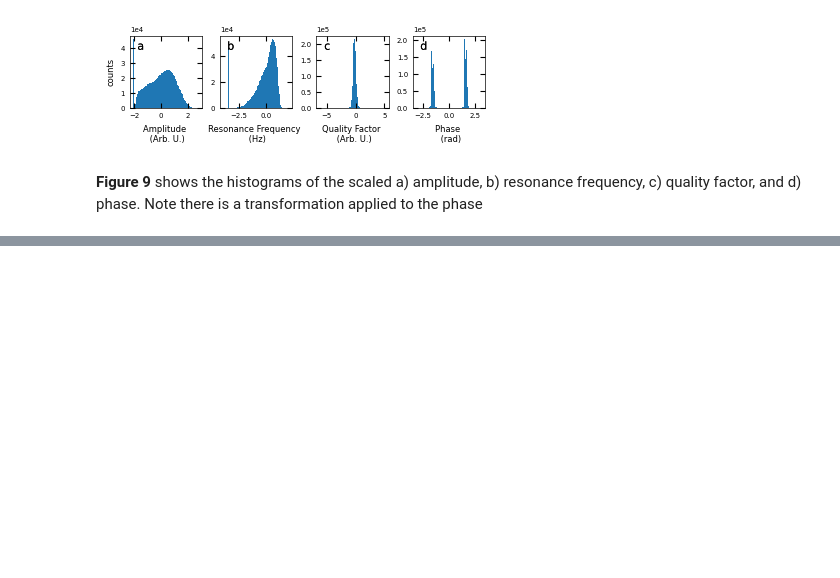
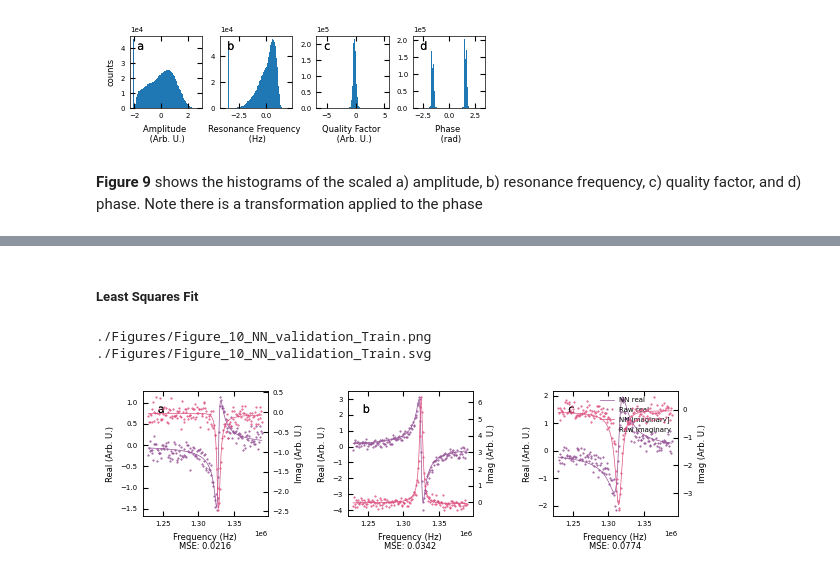
Before and after one commit to m3-learning/m3_learning, a Jupyter notebook: m3_learning/papers/2023_Rapid_Fitting/6_Noisy_Data_Analysis.ipynb, the cells around one changed output, grey strips where cells are left out. Drawn from its saved outputs; the diff is of its cells as text; code cells hidden in the pictures; blank space fills up the shorter version.

```diff
--- a/m3_learning/papers/2023_Rapid_Fitting/6_Noisy_Data_Analysis.ipynb
+++ b/m3_learning/papers/2023_Rapid_Fitting/6_Noisy_Data_Analysis.ipynb
@@ -163,0 +154,5 @@ model.load(
+# %%
+X_data, Y_data = dataset.NN_data()
+
+# constructs a test train split
+X_train, X_test, y_train, y_test = dataset.test_train_split_(shuffle=True)
@@ -163,0 +203,29 @@ model.load(
+# %%
+LSQF_ = {'resampled': True,
+                'raw_format': 'complex',
+                'fitter': 'LSQF',
+                'scaled': True,
+                'output_shape': 'index',
+                'measurement_state': 'all',
+                'resampled_bins': 165,
+                'LSQF_phase_shift': 1.5707963267948966,
+                'NN_phase_shift': None,
+                'noise': noise}
+
+
+BE_viz.MSE_compare(X_data, [model_adam, model_trust_region, LSQF_], ["Adam", "Trust Region", "LSQF"])
+# %% [markdown]
+##### Least Squares Fit
+# %%
+
+d1, d2, index1, mse1 = BE_viz.bmw_nn(
+    X_data,
+    prediction=LSQF_,
+    out_state={"scaled": True, "raw_format": "complex"},
+    returns=True,
+    filename="Figure_10_NN_validation_Train",
+)
+# %% [output]
+./Figures/Figure_10_NN_validation_Train.png
+./Figures/Figure_10_NN_validation_Train.svg
+[figure, added]
```
Also changed, not shown: parts of 24 cells of this notebook, 3 other files.
